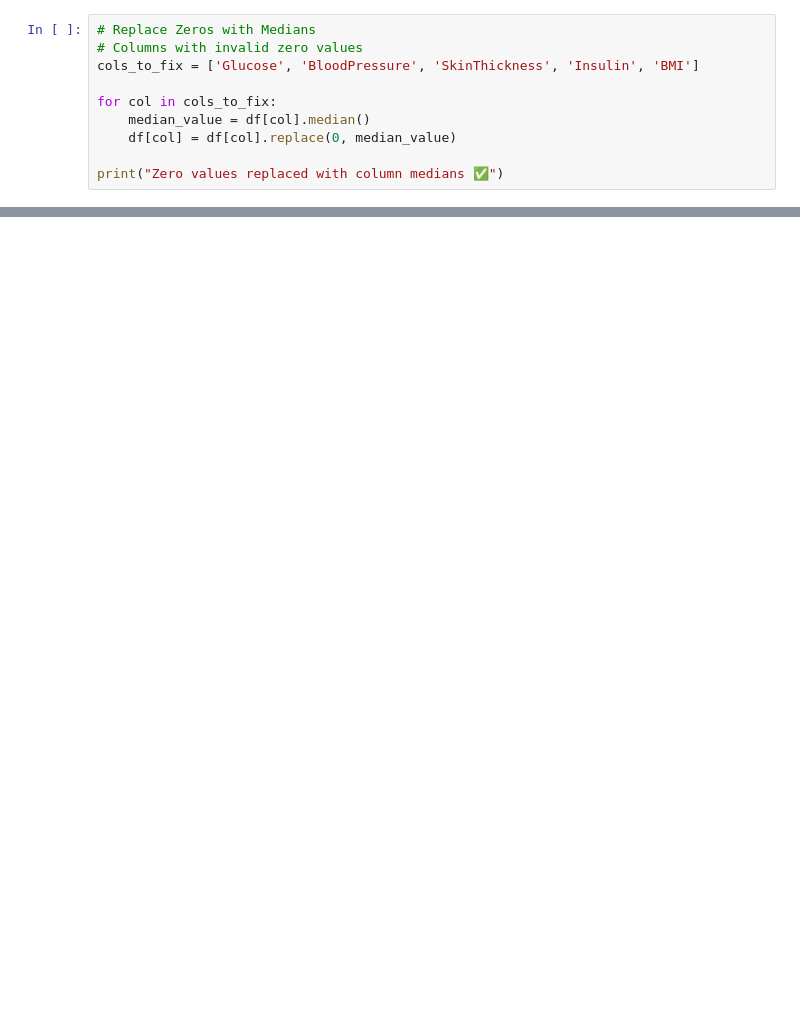
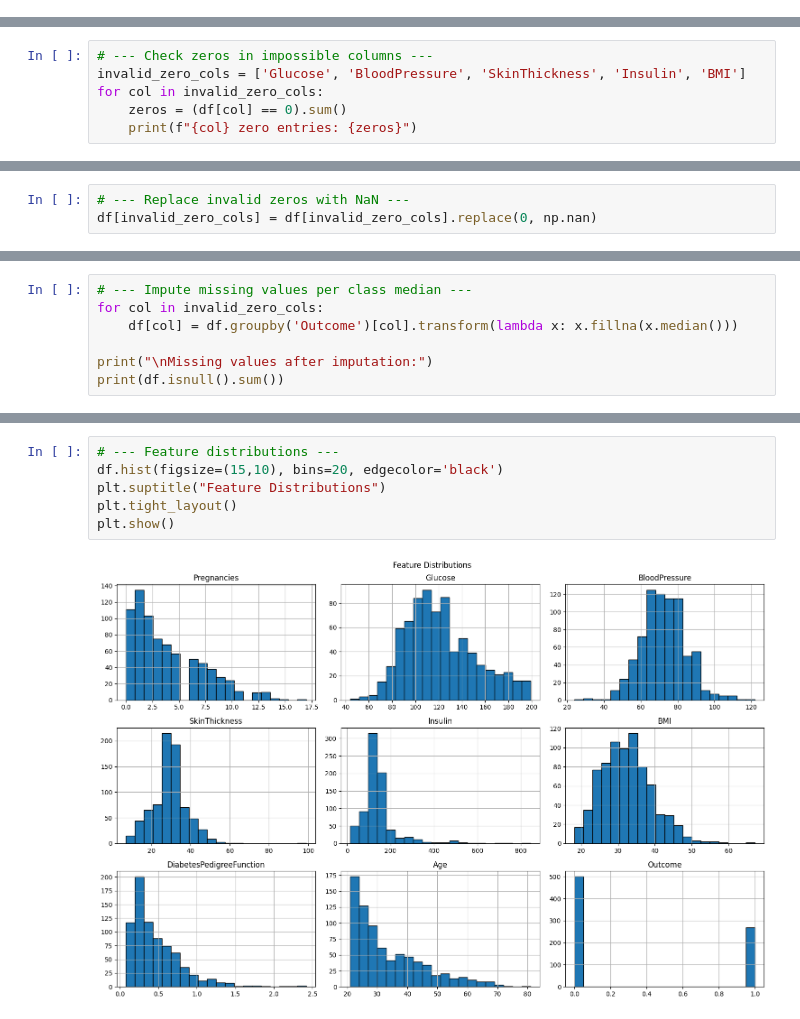
Before and after one commit to sanjula77/diabetes-prediction-streamlit-app, a Jupyter notebook: notebooks/model_training.ipynb, the cells around one changed output, grey strips where cells are left out. Drawn from its saved outputs; the diff is of its cells as text; blank space fills up the shorter version.

```diff
--- a/notebooks/model_training.ipynb
+++ b/notebooks/model_training.ipynb
@@ -132,10 +0,0 @@ plt.show()
-# %%
-# Replace Zeros with Medians
-# Columns with invalid zero values
-cols_to_fix = ['Glucose', 'BloodPressure', 'SkinThickness', 'Insulin', 'BMI']
-
-for col in cols_to_fix:
-    median_value = df[col].median()
-    df[col] = df[col].replace(0, median_value)
-
-print("Zero values replaced with column medians ✅")
@@ -299,0 +65,6 @@ predictions = loaded_model.predict(X_test)
+# %%
+# --- Check zeros in impossible columns ---
+invalid_zero_cols = ['Glucose', 'BloodPressure', 'SkinThickness', 'Insulin', 'BMI']
+for col in invalid_zero_cols:
+    zeros = (df[col] == 0).sum()
+    print(f"{col} zero entries: {zeros}")
@@ -299,0 +77,3 @@ predictions = loaded_model.predict(X_test)
+# %%
+# --- Replace invalid zeros with NaN ---
+df[invalid_zero_cols] = df[invalid_zero_cols].replace(0, np.nan)
@@ -299,0 +96,7 @@ predictions = loaded_model.predict(X_test)
+# %%
+# --- Impute missing values per class median ---
+for col in invalid_zero_cols:
+    df[col] = df.groupby('Outcome')[col].transform(lambda x: x.fillna(x.median()))
+
+print("\nMissing values after imputation:")
+print(df.isnull().sum())
@@ -299,0 +151,8 @@ predictions = loaded_model.predict(X_test)
+# %%
+# --- Feature distributions ---
+df.hist(figsize=(15,10), bins=20, edgecolor='black')
+plt.suptitle("Feature Distributions")
+plt.tight_layout()
+plt.show()
+# %% [output]
+[figure, added]
```
Also changed, not shown: parts of 69 cells of this notebook, 7 other files.
